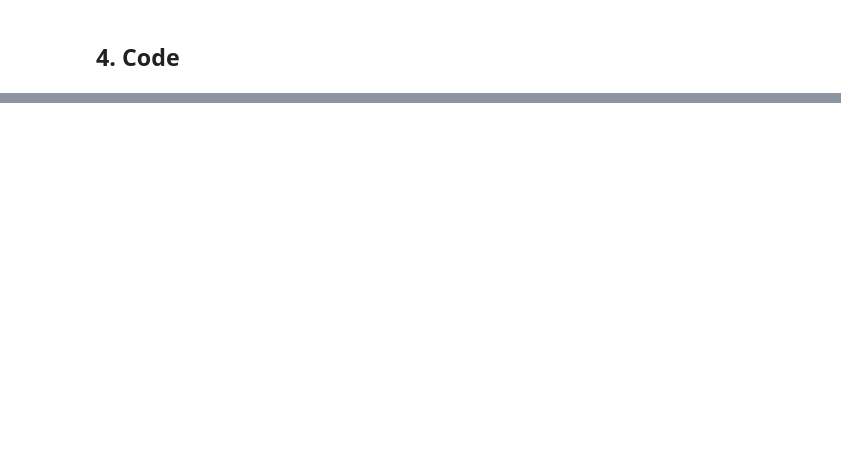
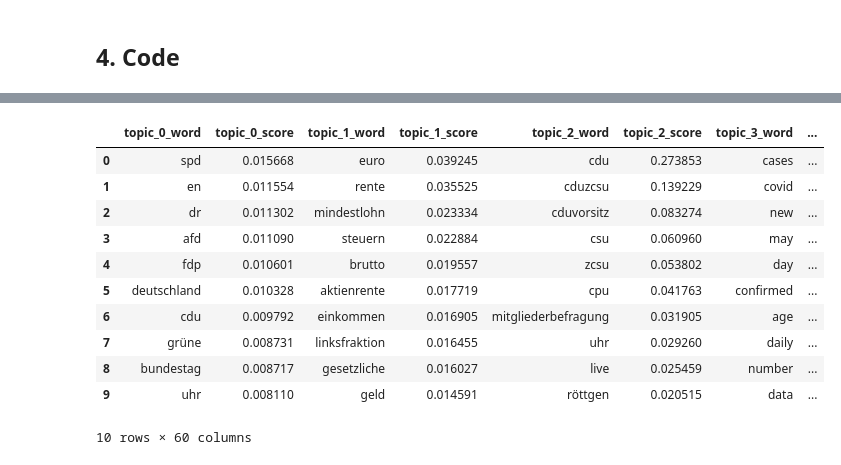
Before and after one commit to NilsHellwig/Topic_Modelling_Twitter_German_Federal_Election_2021, a Jupyter notebook: 03 Train Model/train-bert-topic.ipynb, the cells around one changed output, grey strips where cells are left out. Drawn from its saved outputs; the diff is of its cells as text; code cells hidden in the pictures; blank space fills up the shorter version.

```diff
--- a/03 Train Model/train-bert-topic.ipynb
+++ b/03 Train Model/train-bert-topic.ipynb
@@ -85,5 +167,8 @@ cleaned_text = remove_stopwords(df.text.to_list())
 # %%
-model = BERTopic(language="german", nr_topics="auto")
+from hdbscan import HDBSCAN
+
+hdbscan_model = HDBSCAN(min_cluster_size=25, metric='euclidean', cluster_selection_method='eom', prediction_data=True)
+model = BERTopic(language="german", hdbscan_model=hdbscan_model, nr_topics=31) #, nr_topics=31
 # %%
 topics, probabilities = model.fit_transform(cleaned_text)
 # %% [output]
@@ -105,0 +258,28 @@ model.visualize_barchart()
+# %%
+import pandas as pd
+
+df_topics = pd.DataFrame()
+
+for i in range(n_topics):
+    topic = model.get_topic(i)
+    words = [word[0] for word in topic]
+    scores = [word[1] for word in topic]
+
+    df_topics[f"topic_{i}_word"] = words
+    df_topics[f"topic_{i}_score"] = scores
+
+df_topics.to_csv("plots/topic_scores.csv")
+df_topics
+# %% [output]
+|  | topic_0_word | topic_0_score | topic_1_word | topic_1_score | topic_2_word | topic_2_score | topic_3_word | ... |
+| 0 | spd | 0.015668 | euro | 0.039245 | cdu | 0.273853 | cases | ... |
+| 1 | en | 0.011554 | rente | 0.035525 | cduzcsu | 0.139229 | covid | ... |
+| 2 | dr | 0.011302 | mindestlohn | 0.023334 | cduvorsitz | 0.083274 | new | ... |
+| 3 | afd | 0.011090 | steuern | 0.022884 | csu | 0.060960 | may | ... |
+| 4 | fdp | 0.010601 | brutto | 0.019557 | zcsu | 0.053802 | day | ... |
+| 5 | deutschland | 0.010328 | aktienrente | 0.017719 | cpu | 0.041763 | confirmed | ... |
+| 6 | cdu | 0.009792 | einkommen | 0.016905 | mitgliederbefragung | 0.031905 | age | ... |
+| 7 | grüne | 0.008731 | linksfraktion | 0.016455 | uhr | 0.029260 | daily | ... |
+| 8 | bundestag | 0.008717 | gesetzliche | 0.016027 | live | 0.025459 | number | ... |
+| 9 | uhr | 0.008110 | geld | 0.014591 | röttgen | 0.020515 | data | ... |
+10 rows × 60 columns
```
Also changed, not shown: parts of 36 cells of this notebook, 3 other files.
